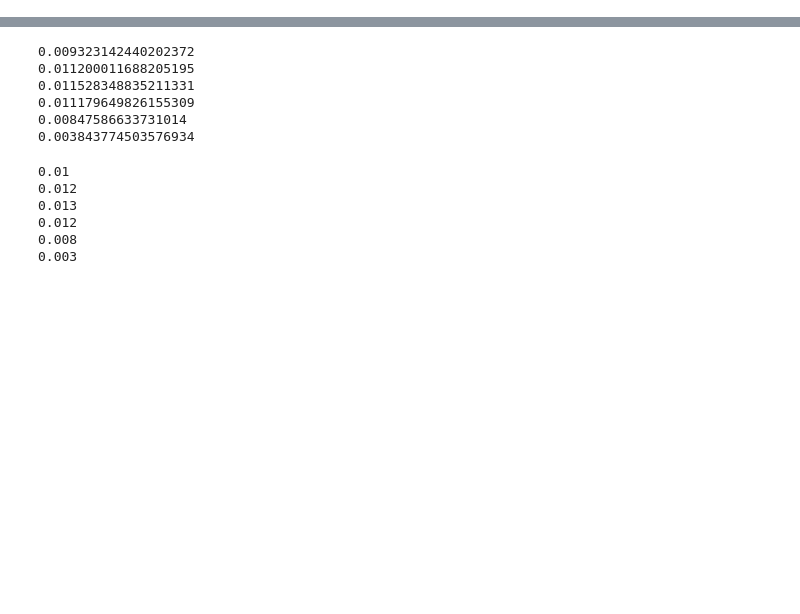
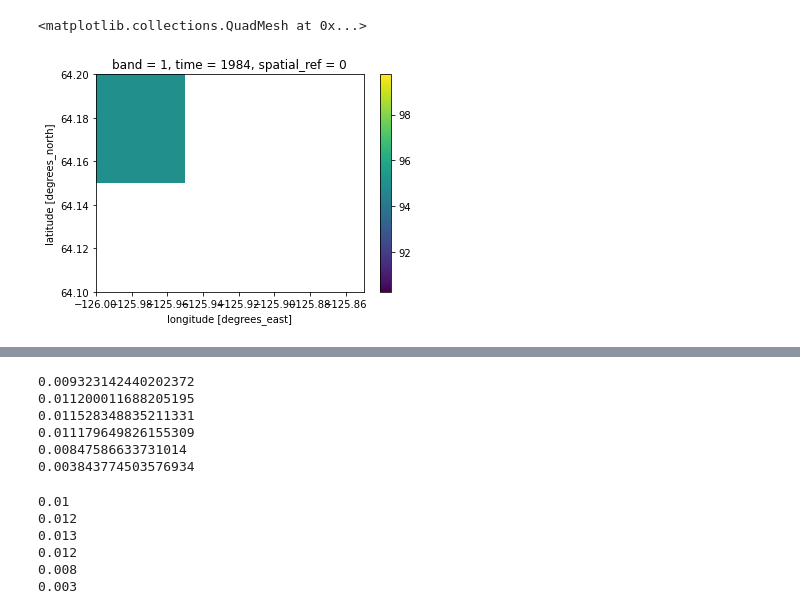
Before and after one commit to hamiddashti/greeness, a Jupyter notebook: codes/src/07_analysis.ipynb, the cells around one changed output, grey strips where cells are left out. Drawn from its saved outputs; the diff is of its cells as text; code cells hidden in the pictures; blank space fills up the shorter version.

```diff
--- a/codes/src/07_analysis.ipynb
+++ b/codes/src/07_analysis.ipynb
@@ -8,0 +75,5 @@ out_dir = "/data/home/hamiddashti/hamid/nasa_above/greeness/working/"
+# %%
+a[0, 0, 207:209, 842:845].plot()
+# %% [output]
+<matplotlib.collections.QuadMesh at 0x...>
+[figure, added]
```
Also changed, not shown: parts of 16 cells of this notebook.
